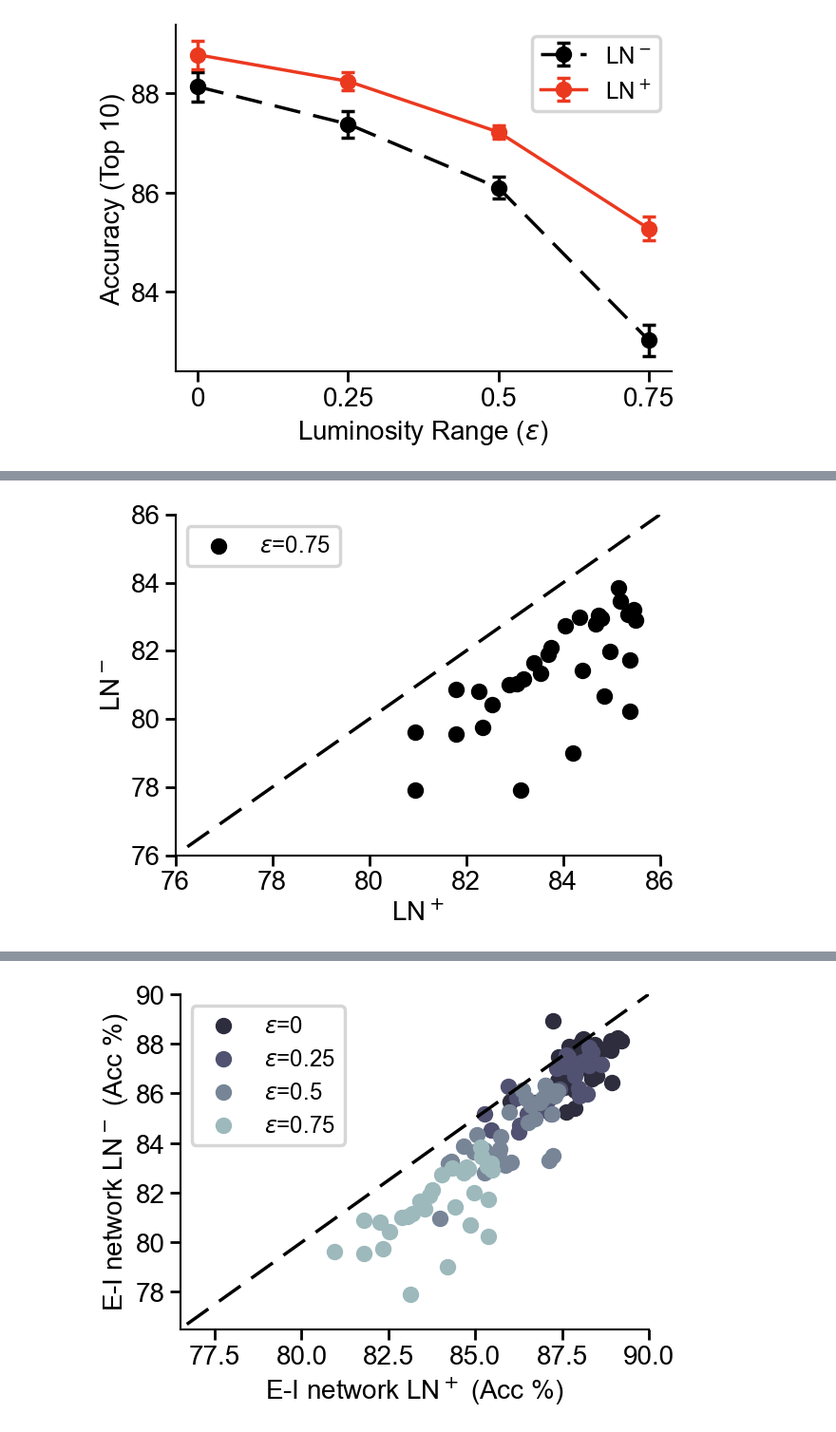
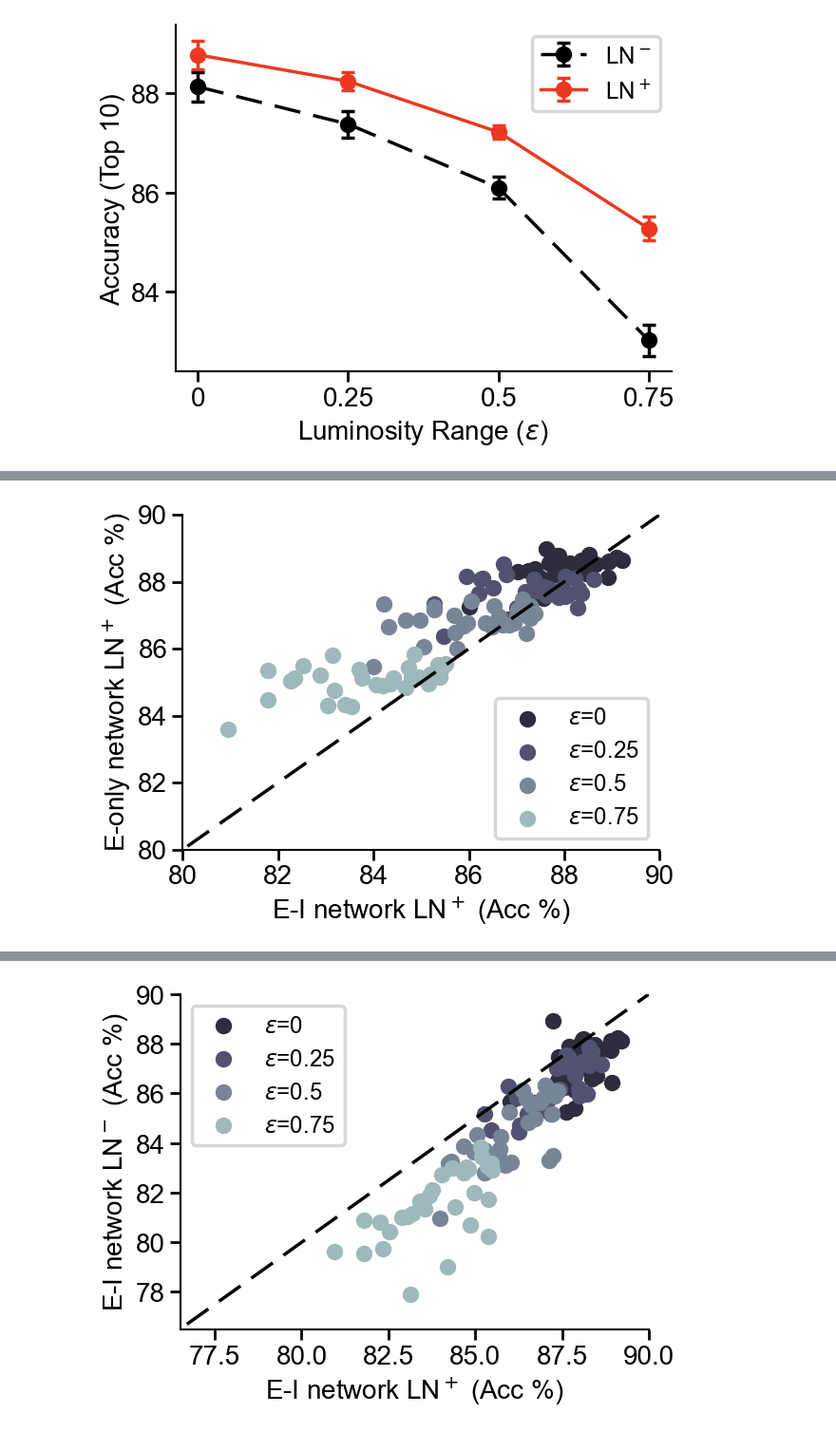
Before and after one commit to RoyHEyono/HomeostaticDANN, a Jupyter notebook: models/dense_mnist_task/figure_notebooks/fig1.ipynb, the cells around one changed output, grey strips where cells are left out. Shown at 95% size. Drawn from its saved outputs; the diff is of its cells as text; code cells hidden in the pictures.

Commit message:
All plots have been regenerated to new luminosity range

```diff
--- a/models/dense_mnist_task/figure_notebooks/fig1.ipynb
+++ b/models/dense_mnist_task/figure_notebooks/fig1.ipynb
@@ -83,46 +83,60 @@ plt.savefig("figure1d.svg", format="svg")
 # %%
 fig, ax = plt.subplots()
 
-# Luminosity_NAISYS
+# Example brightness factors used
+brightness_values = [0, 0.25, 0.5, 0.75]
 
-bright_factor = 0.75
-runs_dict = dict()
-runs_dict["runs_vanilla_dann"] = fetch_runs(api, entity='project_danns', project_name='Luminosity_LNHomeostasis', filters={"config.dataset": "fashionmnist",
-                                                            "config.brightness_factor": bright_factor, "config.homeostasis": 0, "config.normtype": 0, "config.normtype_detach": 0,
-                                                            "config.excitation_training": 0, "config.layer_norm": 0, "config.use_testset": True}, order="-summary_metrics.test_acc")
+# Normalize brightness for colormap mapping
+norm = mcolors.Normalize(vmin=min(brightness_values), vmax=max(brightness_values))
 
-runs_dict["runs_vanilla_dann_layernorm"] = fetch_runs(api, entity='project_danns', project_name='Luminosity_LNHomeostasis', filters={"config.dataset": "fashionmnist",
-                                                            "config.brightness_factor": bright_factor, "config.homeostasis": 0, "config.normtype": 0, "config.normtype_detach": 0,
+def truncate_colormap(cmap, minval=0.2, maxval=1.0, n=256):
+    new_cmap = mcolors.LinearSegmentedColormap.from_list(
+        f'trunc({cmap.name},{minval:.2f},{maxval:.2f})',
+        cmap(np.linspace(minval, maxval, n))
+    )
+    return new_cmap
+
+# Create a grayscale colormap from 20% (dark gray) to 100% (black)
+cmap = truncate_colormap(plt.get_cmap('bone'), 0.2, 0.7)
+list_line = range(100)
+
+scatter_handles = []  # For legend proxy if needed
+
+plt.xticks(fontsize=20)
+plt.yticks(fontsize=20)
+ax.plot(list_line, list_line, color='black', linestyle='--')
+ax.set_xlabel(f"E-I network LN$^+$ (Acc %)", fontsize=20)
+ax.set_ylabel("E-only network LN$^+$ (Acc %)", fontsize=20)
+
+for bfi in brightness_values:
+    color = cmap(norm(bfi))
+
+    runs_dict = dict()
+
+    runs_dict["runs_e_network_ln"] = fetch_runs(api, entity='project_danns', project_name='Luminosity_LNHomeostasis', filters={"config.dataset": "fashionmnist",
+                                                            "config.brightness_factor": bfi, "config.homeostasis": 0, "config.normtype": 0, "config.normtype_detach": 0,
+                                                            "config.excitation_training": 1, "config.layer_norm": 1, "config.use_testset": True}, order="-summary_metrics.test_acc")
+
+    runs_dict["runs_ei_network_ln"] = fetch_runs(api, entity='project_danns', project_name='Luminosity_LNHomeostasis', filters={"config.dataset": "fashionmnist",
+                                                            "config.brightness_factor": bfi, "config.homeostasis": 0, "config.normtype": 0, "config.normtype_detach": 0,
                                                             "config.excitation_training": 0, "config.layer_norm": 1, "config.use_testset": True}, order="-summary_metrics.test_acc")
 
-cmap = plt.get_cmap('viridis')
+    top_n = len(runs_dict["runs_e_network_ln"])
 
+    for top in range(top_n):
+        vanilla_dann_acc = runs_dict["runs_e_network_ln"][top].summary['test_acc']
+        for rn in runs_dict["runs_ei_network_ln"]:
+            if same_config(rn.config, runs_dict["runs_e_network_ln"][top].config, keys=['lr', 'wd','inhib_lrs', 'momentum', 'inhib_momentum']):
+                sc = ax.scatter(rn.summary['test_acc'], vanilla_dann_acc, color=color, label=f"$\epsilon$={bfi}" if top == 0 else None)
+                break  # Only label once per brightness group
+ax.set_xlim(80, 90)
+ax.set_ylim(80, 90)
+ax.legend(loc='lower right')
 
-top_n = len(runs_dict["runs_vanilla_dann"])
-
-print(top_n)
-
-for top in range(top_n):
-
-    vanilla_dann_acc = runs_dict["runs_vanilla_dann"][top].summary['test_acc']
-
-    for rn in runs_dict["runs_vanilla_dann_layernorm"]:
-        if same_config(rn.config, runs_dict["runs_vanilla_dann"][top].config, keys=['lr', 'wd','inhib_lrs', 'momentum', 'inhib_momentum', 'homeostasis']):
-            plt.scatter(rn.summary['test_acc'], vanilla_dann_acc, color="black")
-
-
-plt.scatter(rn.summary['test_acc'], vanilla_dann_acc, color="black", label=f"$\epsilon$={bright_factor}")
-
-ax.set_xlabel(f"LN$^+$", fontsize=20)
-ax.set_ylabel("LN$^-$", fontsize=20)
-# Set larger font sizes for the tick numbers
-plt.xticks(fontsize=20)
-plt.yticks(fontsize=20)
-# ax.set_title(f"Brightness Variability: {bright_factor}", fontsize=25)
-list_line = range(100)
-ax.set_xlim(76, 86)
-ax.set_ylim(76, 86)
-ax.plot(list_line, list_line, color='black', linestyle='--')
-plt.legend()
-plt.savefig("figure1f.svg", format="svg")
+# sm = cm.ScalarMappable(cmap=cmap, norm=norm)
+# sm.set_array([])
+# cbar = plt.colorbar(sm, ax=ax)
+# cbar.set_label('Luminosity Threshold', fontsize=16)
+# cbar.ax.tick_params(labelsize=14)
+plt.savefig("figure1e.svg", format="svg")
 # %% [output]
@@ -130 +143 @@ plt.savefig("figure1f.svg", format="svg")
-[figure, old version]
+[figure, new version]
```
Also changed, not shown: parts of 3 cells of this notebook, 23 other files.
